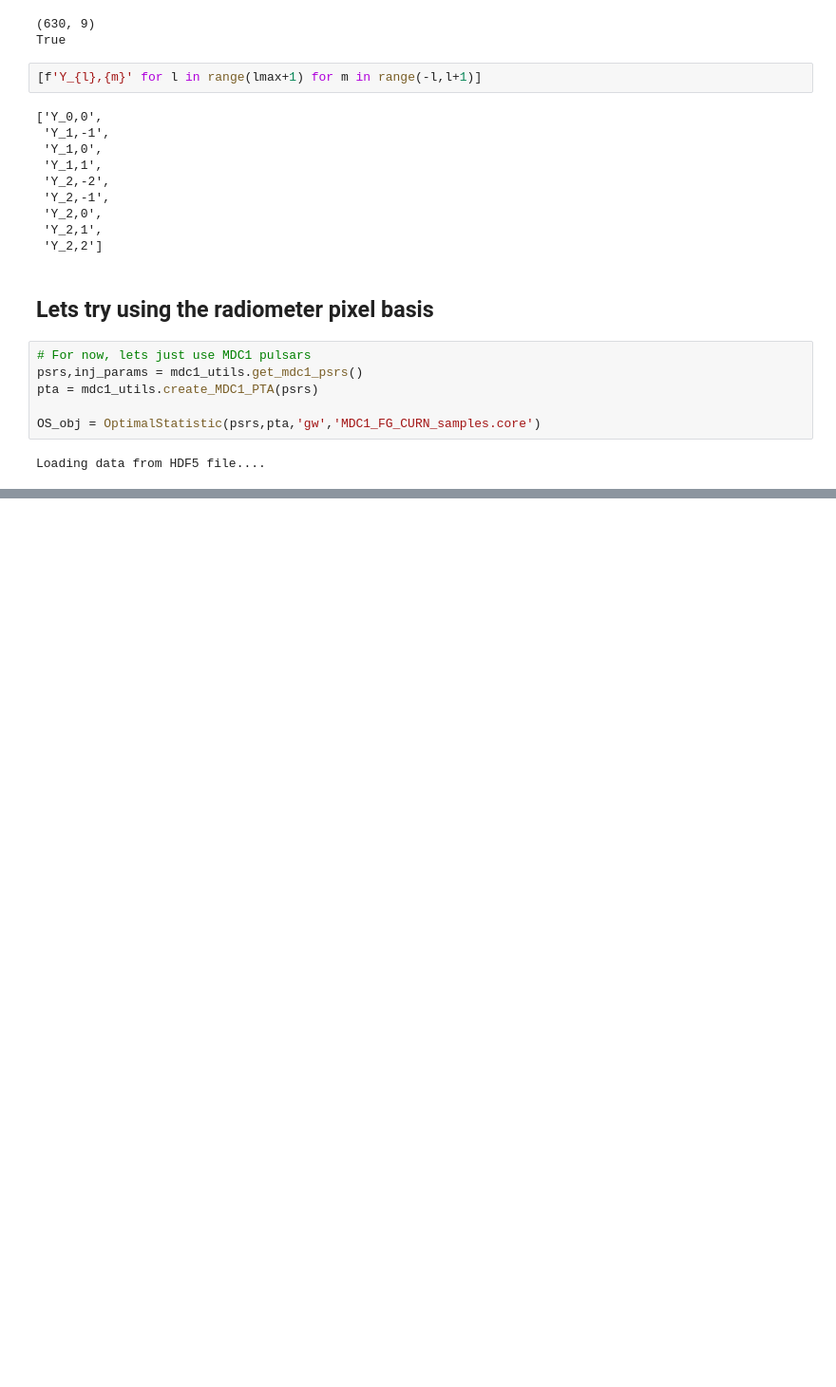
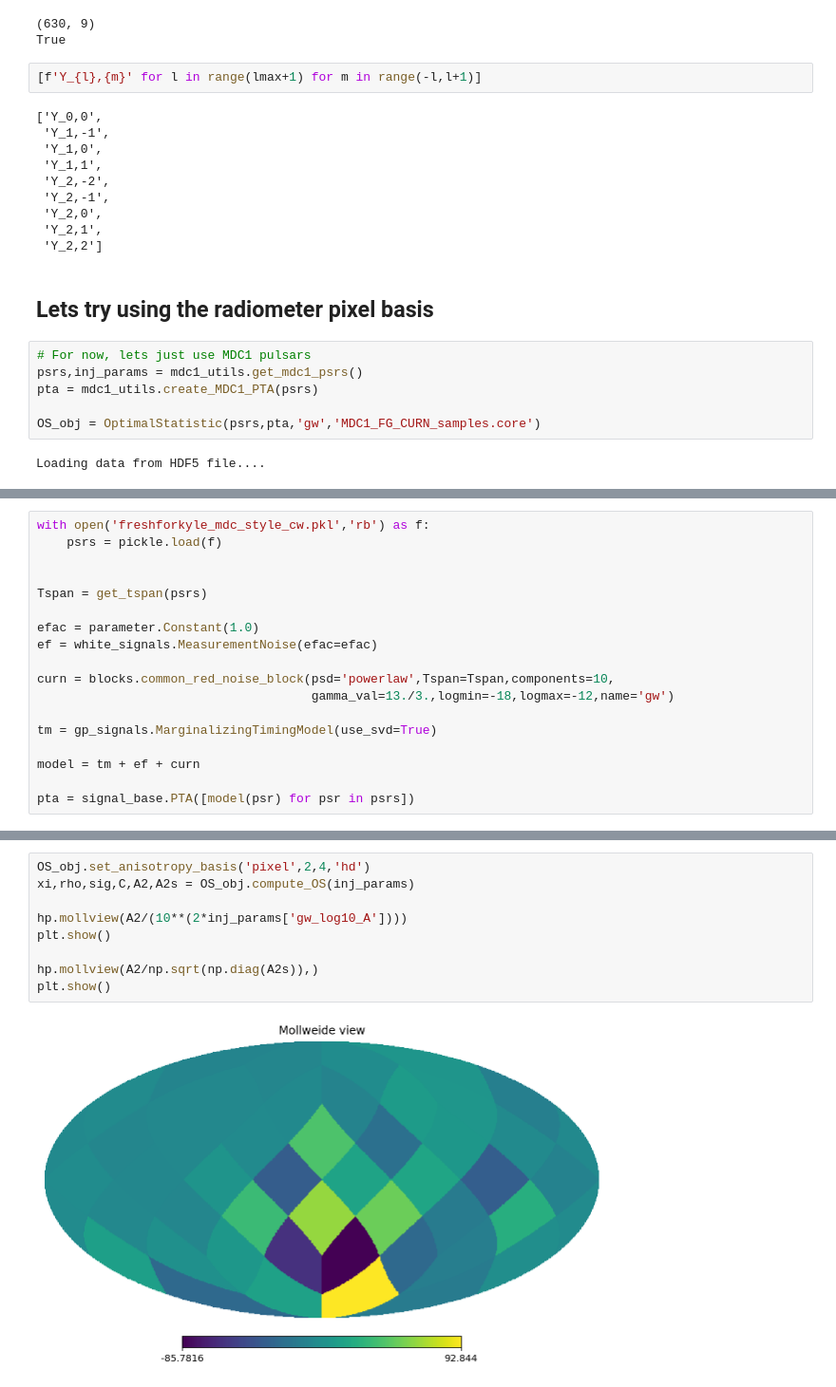
Before and after one commit to GersbachKa/defiant, a Jupyter notebook: notebooks/DIY_anisotropy.ipynb, the cells around one changed output, grey strips where cells are left out. Shown at 95% size. Drawn from its saved outputs; the diff is of its cells as text; blank space fills up the shorter version.

```diff
--- a/notebooks/DIY_anisotropy.ipynb
+++ b/notebooks/DIY_anisotropy.ipynb
@@ -186,0 +184,18 @@ WARNING: AstropyDeprecationWarning: "verbose" was deprecated in version 1.15.0 a
+# %%
+with open('freshforkyle_mdc_style_cw.pkl','rb') as f:
+    psrs = pickle.load(f)
+
+
+Tspan = get_tspan(psrs)
+
+efac = parameter.Constant(1.0)
+ef = white_signals.MeasurementNoise(efac=efac)
+
+curn = blocks.common_red_noise_block(psd='powerlaw',Tspan=Tspan,components=10,
+                                     gamma_val=13./3.,logmin=-18,logmax=-12,name='gw')
+
+tm = gp_signals.MarginalizingTimingModel(use_svd=True)
+
+model = tm + ef + curn
+
+pta = signal_base.PTA([model(psr) for psr in psrs])
@@ -186,0 +206,11 @@ WARNING: AstropyDeprecationWarning: "verbose" was deprecated in version 1.15.0 a
+# %%
+OS_obj.set_anisotropy_basis('pixel',2,4,'hd')
+xi,rho,sig,C,A2,A2s = OS_obj.compute_OS(inj_params)
+
+hp.mollview(A2/(10**(2*inj_params['gw_log10_A'])))
+plt.show()
+
+hp.mollview(A2/np.sqrt(np.diag(A2s)),)
+plt.show()
+# %% [output]
+[figure, added]
```
Also changed, not shown: parts of 10 cells of this notebook.
